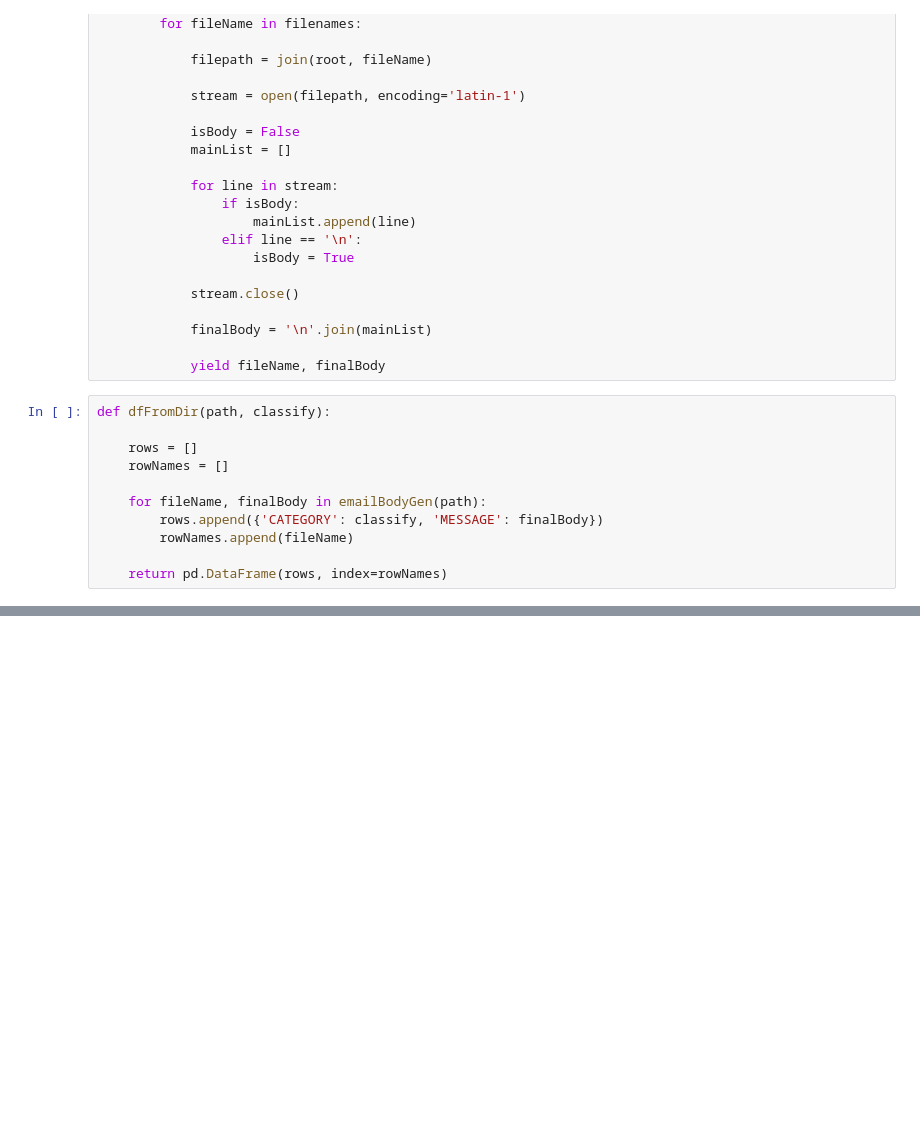
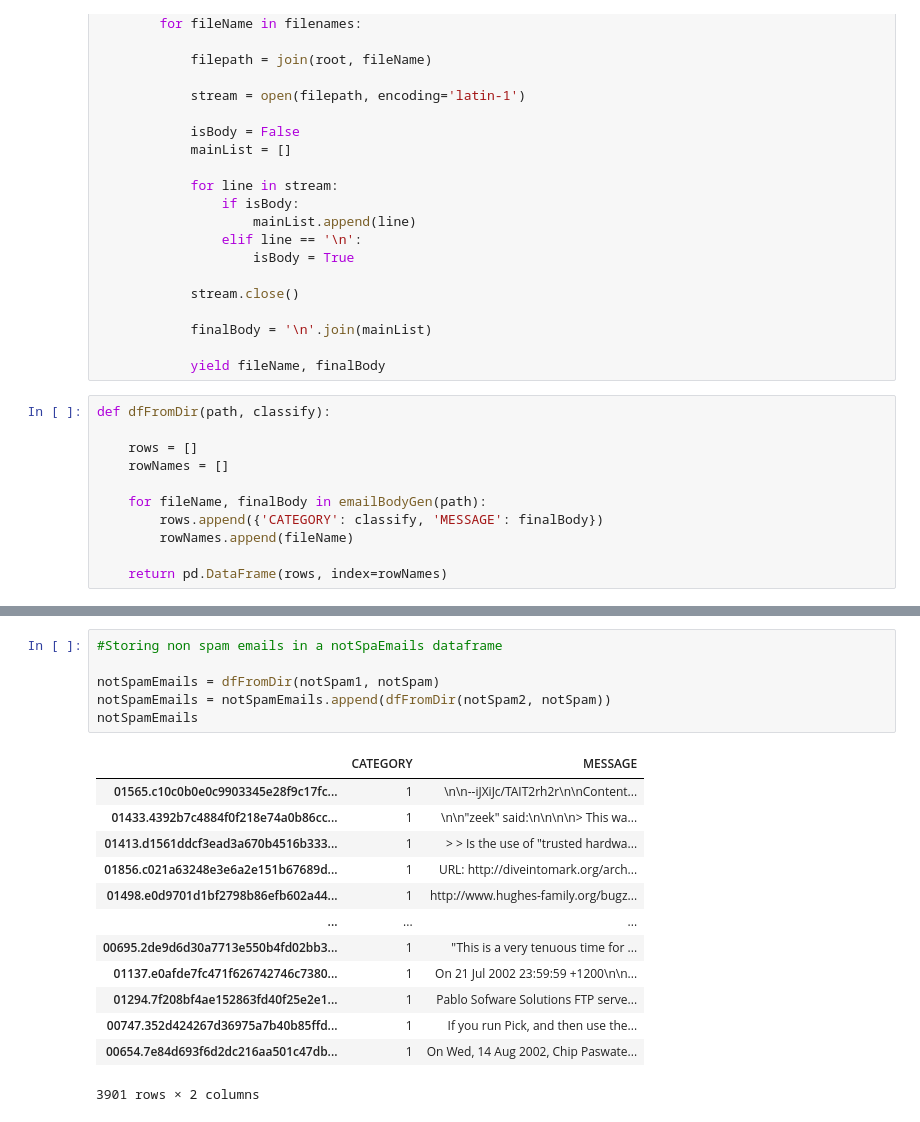
Before and after one commit to makhijakabir/machine-learning, a Jupyter notebook: bayesClassifierESF.ipynb, the cells around one changed output, grey strips where cells are left out. Saved outputs shown, nothing was run; the diff lists cells and outputs as text; blank space fills up the shorter version.

```diff
--- a/bayesClassifierESF.ipynb
+++ b/bayesClassifierESF.ipynb
@@ -142,0 +151,20 @@ spamEmails
+# %%
+#Storing non spam emails in a notSpaEmails dataframe
+
+notSpamEmails = dfFromDir(notSpam1, notSpam)
+notSpamEmails = notSpamEmails.append(dfFromDir(notSpam2, notSpam))
+notSpamEmails
+# %% [output]
+|  | CATEGORY | MESSAGE |
+| 01565.c10c0b0e0c9903345e28f9c17fc... | 1 | \n\n--iJXiJc/TAIT2rh2r\n\nContent... |
+| 01433.4392b7c4884f0f218e74a0b86cc... | 1 | \n\n"zeek" said:\n\n\n\n> This wa... |
+| 01413.d1561ddcf3ead3a670b4516b333... | 1 | > > Is the use of "trusted hardwa... |
+| 01856.c021a63248e3e6a2e151b67689d... | 1 | URL: http://diveintomark.org/arch... |
+| 01498.e0d9701d1bf2798b86efb602a44... | 1 | http://www.hughes-family.org/bugz... |
+| ... | ... | ... |
+| 00695.2de9d6d30a7713e550b4fd02bb3... | 1 | "This is a very tenuous time for ... |
+| 01137.e0afde7fc471f626742746c7380... | 1 | On 21 Jul 2002 23:59:59 +1200\n\n... |
+| 01294.7f208bf4ae152863fd40f25e2e1... | 1 | Pablo Sofware Solutions FTP serve... |
+| 00747.352d424267d36975a7b40b85ffd... | 1 | If you run Pick, and then use the... |
+| 00654.7e84d693f6d2dc216aa501c47db... | 1 | On Wed, 14 Aug 2002, Chip Paswate... |
+3901 rows × 2 columns
```
Also changed, not shown: parts of 19 cells of this notebook.
